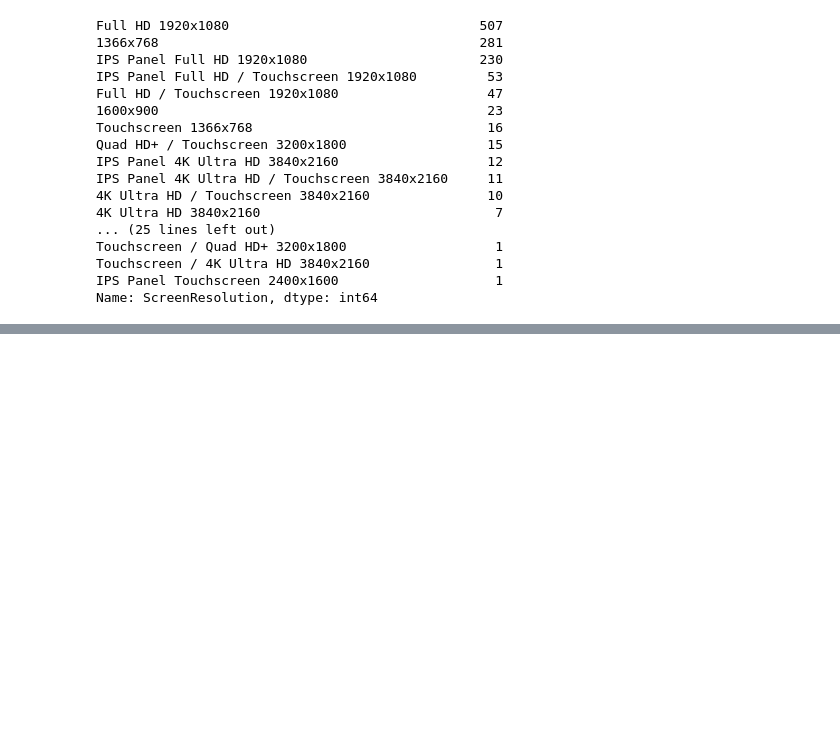
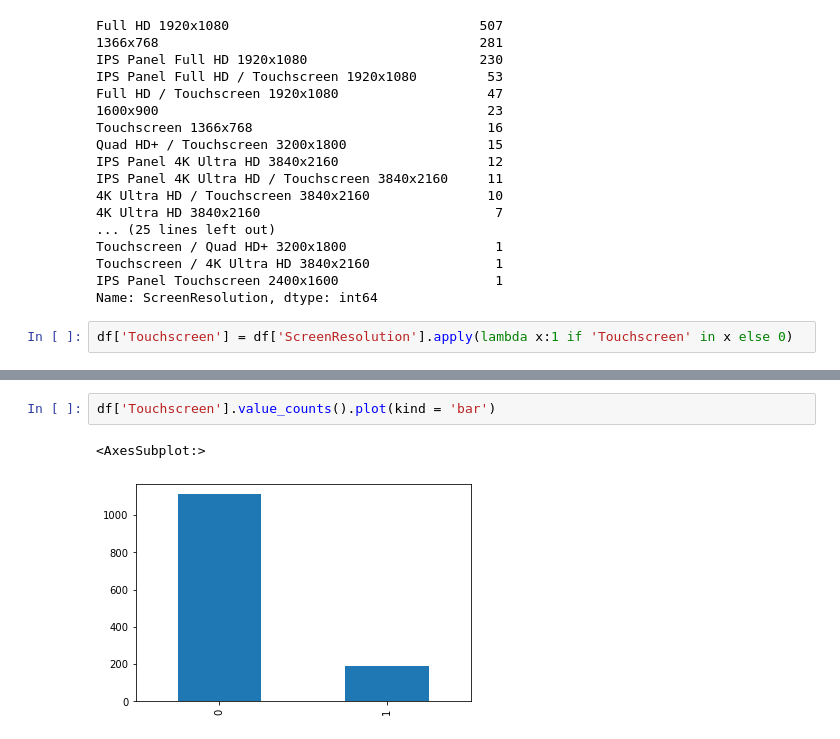
Before and after one commit to ApurbaKumarMajumder/Machine_Learning_Projects, a Jupyter notebook: Laptop_price_Predictor/notebook.ipynb, the cells around one changed output, grey strips where cells are left out. Saved outputs shown, nothing was run; the diff lists cells and outputs as text; blank space fills up the shorter version.

Commit message:
touchscreen data graph plot

```diff
--- a/Laptop_price_Predictor/notebook.ipynb
+++ b/Laptop_price_Predictor/notebook.ipynb
@@ -204,3 +204,5 @@ Touchscreen / Quad HD+ 3200x1800                   1
 Touchscreen / 4K Ultra HD 3840x2160                1
 IPS Panel Touchscreen 2400x1600                    1
 Name: ScreenResolution, dtype: int64
+# %%
+df['Touchscreen'] = df['ScreenResolution'].apply(lambda x:1 if 'Touchscreen' in x else 0)
@@ -206,0 +220,5 @@ Name: ScreenResolution, dtype: int64
+# %%
+df['Touchscreen'].value_counts().plot(kind = 'bar')
+# %% [output]
+<AxesSubplot:>
+[figure, added]
```
Also changed, not shown: parts of 1 cell of this notebook.
